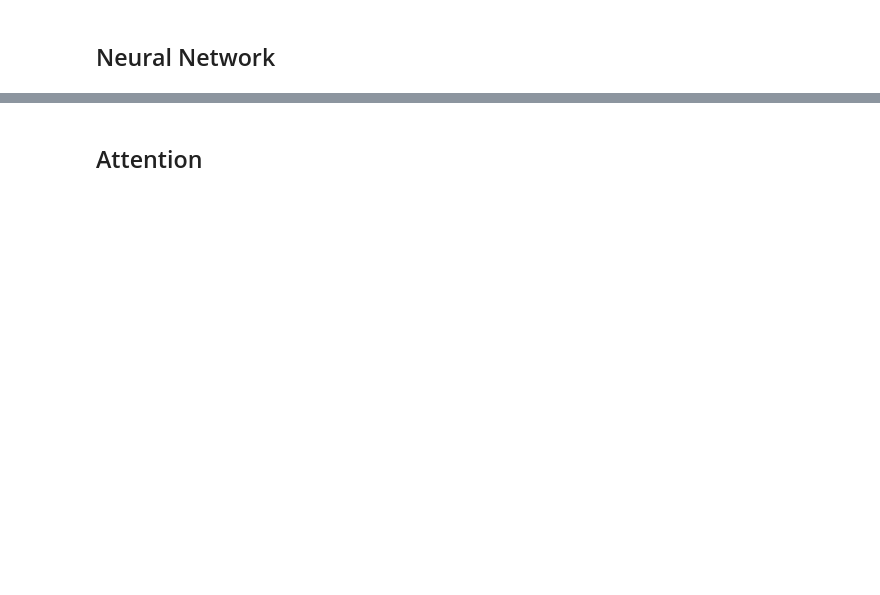
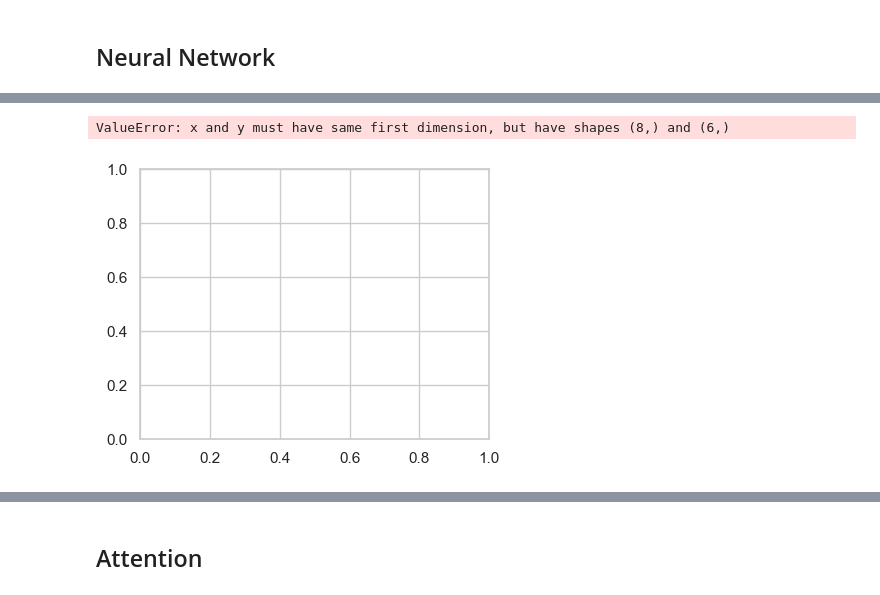
Before and after one commit to YannickLimmer/transformer-bounds, a Jupyter notebook: BuildingBlocks.ipynb, the cells around one changed output, grey strips where cells are left out. Cells and saved outputs as stored; diff of their text form; code cells hidden in the pictures; blank space fills up the shorter version.

```diff
--- a/BuildingBlocks.ipynb
+++ b/BuildingBlocks.ipynb
@@ -21,3 +21,6 @@ from src.PrintUtil import pretty_results
+# %%
+# by_level = True
+by_level = False
 # %%
 n = 5
 k = 10
@@ -54,6 +129,10 @@ from src.blocks.NeuralNet import der_bounds_neural_network
 %%time
 n = 6
 k = 10
-results = der_bounds_neural_network(n, k, 64, 1.0, 1.0)
-print(pretty_results(n, k, dict(Bounds=results)))
+softplus = der_bounds_neural_network(n, k, 64, 1., 1.0, "softplus", by_level)
+tanh = der_bounds_neural_network(n, k, 64, 1., 1.0, "tanh", by_level)
+GeLU = der_bounds_neural_network(n, k, 64, 1., 1.0, "GeLU", by_level)
+SWISH = der_bounds_neural_network(n, k, 64, 1., 1.0, "SWISH", by_level)
+results = dict(softplus=softplus, tanh=tanh, GeLU=GeLU, SWISH=SWISH)
+print(pretty_results(n, k, results))
 # %% [output]
@@ -76,0 +215,30 @@ Wall time: 89.5 ms
+# %%
+# Set Seaborn style and color palette
+sns.set(style="whitegrid")
+sns.set_palette("muted")  # husl You can choose any Seaborn palette here
+
+colors = [0, 4, 2, 1]
+markers = ['o', 'x', '^', 'v']
+# %%
+plt.figure(figsize=(4.5, 3.5))  # Adjust the width and height as needed
+
+for i, row in enumerate(pretty_max_values(n, k, results).rows):
+    plt.plot(list(range(1, 9)), [float(v) for v in row[1:]], label=row[0], marker=markers[i], color=f'C{colors[i]}', linestyle='-', markersize=4)
+
+plt.yscale('log')
+plt.title(r'$C^s$-bound of Single Layer Perceptron', fontsize=12)
+plt.xlabel(r'$s$', fontsize=10, labelpad=2)  # Adjust labelpad to move xlabel closer to the plot
+# plt.ylabel(r'$C^s$', fontsize=10, labelpad=2)  # Adjust labelpad to move ylabel closer to the plot
+plt.legend()
+
+# Set the border color to black
+plt.gca().spines['top'].set_color('grey')
+plt.gca().spines['bottom'].set_color('grey')
+plt.gca().spines['left'].set_color('grey')
+plt.gca().spines['right'].set_color('grey')
+
+plt.tight_layout()
+plt.show()
+# %% [output]
+ValueError: x and y must have same first dimension, but have shapes (8,) and (6,)
+[figure, added]
```
Also changed, not shown: parts of 33 cells of this notebook, 7 other files.
